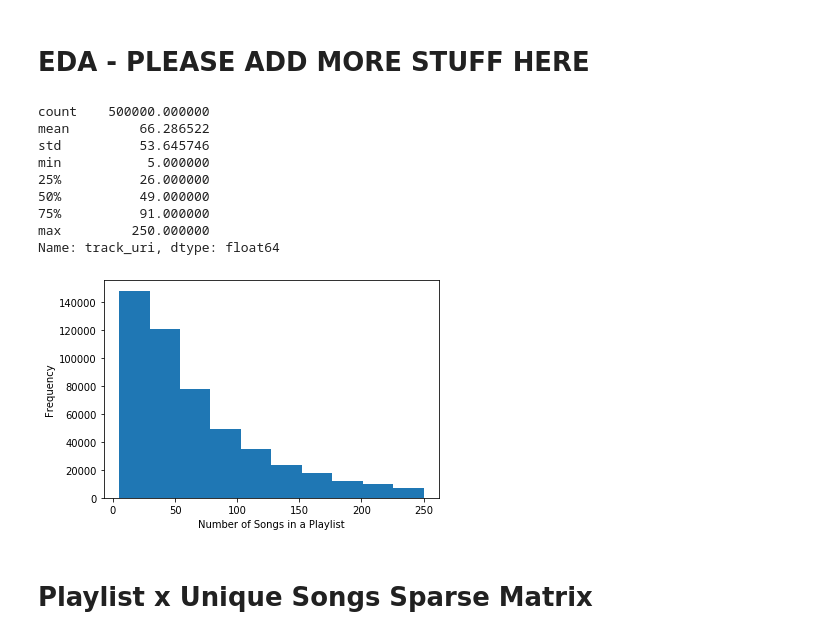
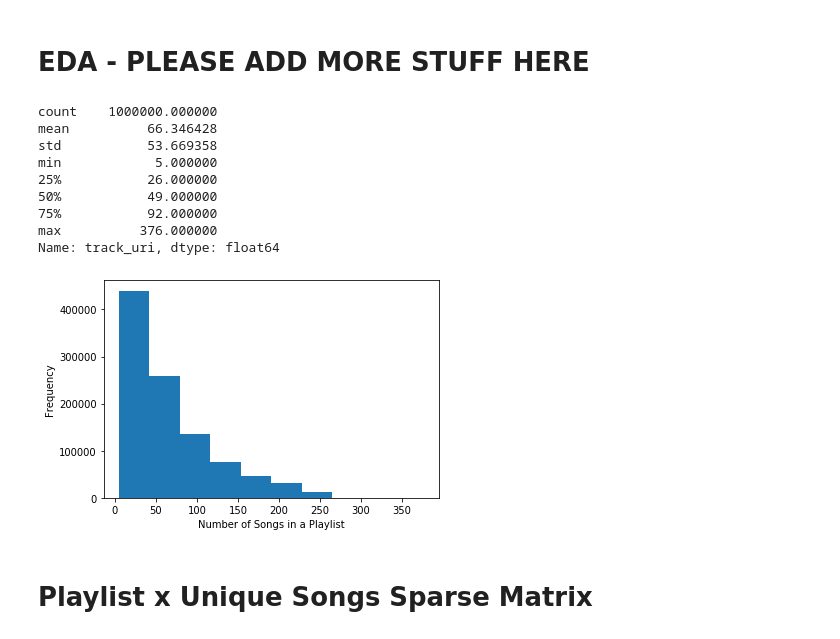
Before and after one commit to jamilla-az/spotify-recommender, a Jupyter notebook: notebook/FinalProject31.ipynb, the cells around one changed output. Saved outputs shown, nothing was run; the diff lists cells and outputs as text; code cells hidden in the pictures.

```diff
--- a/notebook/FinalProject31.ipynb
+++ b/notebook/FinalProject31.ipynb
@@ -119,7 +92,3 @@ songs.to_csv('500k_playlists.csv')
 # Data Cleaning
 # %% [markdown]
 Before we proceed with further data analysis, we should make sure that our data is clean - no missingness, consistent types, etc.
-# %%
-songs = pd.read_csv('/content/drive/My Drive/CS109A project/Spotify/500k_playlists.csv', index_col=0)
-print(f'dataset shape: {songs.shape}')
-songs.head()
@@ -183,9 +151,10 @@ Besides that, there is one artist called 'NA' and one artist called 'null'.
 
 It doesn't seem that this will interfere with our collaborative filtering recommender system, just maybe make the song credit information a little more confusing. We will not filter these songs out in the mean time, but we will change the **artist_uri** to NaN to reflect this information for the songs with missing info, and update **artist_name** for those artists named 'NA' and 'null'.
 # %%
-songs.loc[songs.artist_uri == 'spotify:artist:5acHYRoM4lpJIiHZ4Zi3Is', 'artist_name'] = ['NA']*2
+songs.loc[songs.artist_uri == 'spotify:artist:5acHYRoM4lpJIiHZ4Zi3Is', 'artist_name'] = ['NA']*3
 songs.loc[songs.artist_uri == 'spotify:artist:3fmUow9gSgOouUw2UnUtzg', 'artist_name'] = ['null']
-songs.loc[songs.artist_uri == 'spotify:artist:4oPYazJJ1o4rWBrTw9lm40', 'artist_uri'] = [np.nan]*5
+songs.loc[songs.artist_uri == 'spotify:artist:4oPYazJJ1o4rWBrTw9lm40', 'artist_uri'] = [np.nan]*8
+songs.loc[songs.artist_uri == 'spotify:artist:2uXBg2rcDk1gFkZXi73InJ', 'artist_uri'] = [np.nan]
 # %%
 #we have some missing values in artist_name and album_name.
 #Let's take a look at them, maybe we can fill them in by hand using the uri info
@@ -200,7 +180,7 @@ songs.loc[songs.album_name.isnull()]
 # %% [markdown]
 Loop Garou annoyingly named his album 'N/A' which got translated to a NaN in the pandas dataframe. Artist named 'null' also has a track and album named 'null' so that's great. Let's fix the labels.
 # %%
-songs.loc[songs.album_uri == 'spotify:album:4zLXjNbJaNvj8X97GAnr5i', 'album_name'] = ['N/A']*3
+songs.loc[songs.album_uri == 'spotify:album:4zLXjNbJaNvj8X97GAnr5i', 'album_name'] = ['N/A']*14
 songs.loc[songs.album_uri == 'spotify:album:0yiPGCcuMDakfqcmvY6Rk1', 'album_name'] = ['null']
 # %%
 #missing track names?
@@ -212,21 +193,22 @@ songs.loc[songs.track_name.isnull()]
 Once again, we have our null artist with null album and null song. We will fix that as well as the null song name for the other artist.
 # %%
 songs.loc[songs.track_uri == 'spotify:track:3uxxOSDWiBqKBnbU2eSAxI', 'track_name'] = ['null']
+songs.loc[songs.track_uri == 'spotify:track:6sS0LpPTHX9HDZVD6yereF', 'track_name'] = ['null']
 # %% [markdown]
 # EDA - PLEASE ADD MORE STUFF HERE
 # %%
 #what is the average length of a playlist - make sure to group by FILE NAME AND PID!!
-ax = songs.groupby(['pidfile_name']).count()['track_uri'].plot(kind = 'hist');
+ax = songs.groupby(['file_name','pid']).count()['track_uri'].plot(kind = 'hist');
 ax.set_xlabel('Number of Songs in a Playlist')
-songs.groupby(['pidfile_name']).count()['track_uri'].describe()
+songs.groupby(['file_name','pid']).count()['track_uri'].describe()
 # %% [output]
-count    500000.000000
-mean         66.286522
-std          53.645746
-min           5.000000
-25%          26.000000
-50%          49.000000
-75%          91.000000
-max         250.000000
+count    1000000.000000
+mean          66.346428
+std           53.669358
+min            5.000000
+25%           26.000000
+50%           49.000000
+75%           92.000000
+max          376.000000
 Name: track_uri, dtype: float64
-[figure, old version]
+[figure, new version]
```
Also changed, not shown: parts of 31 cells of this notebook.
